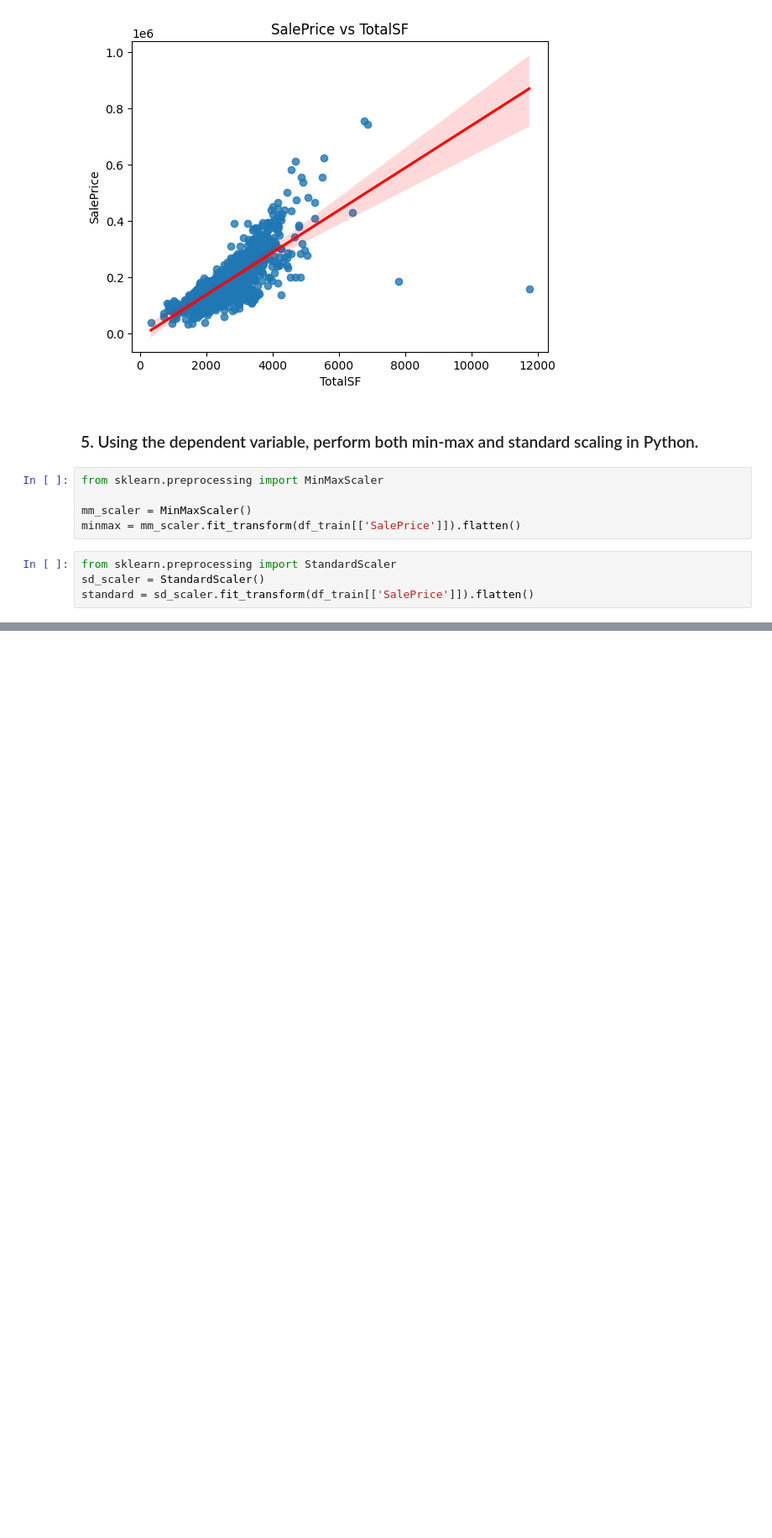
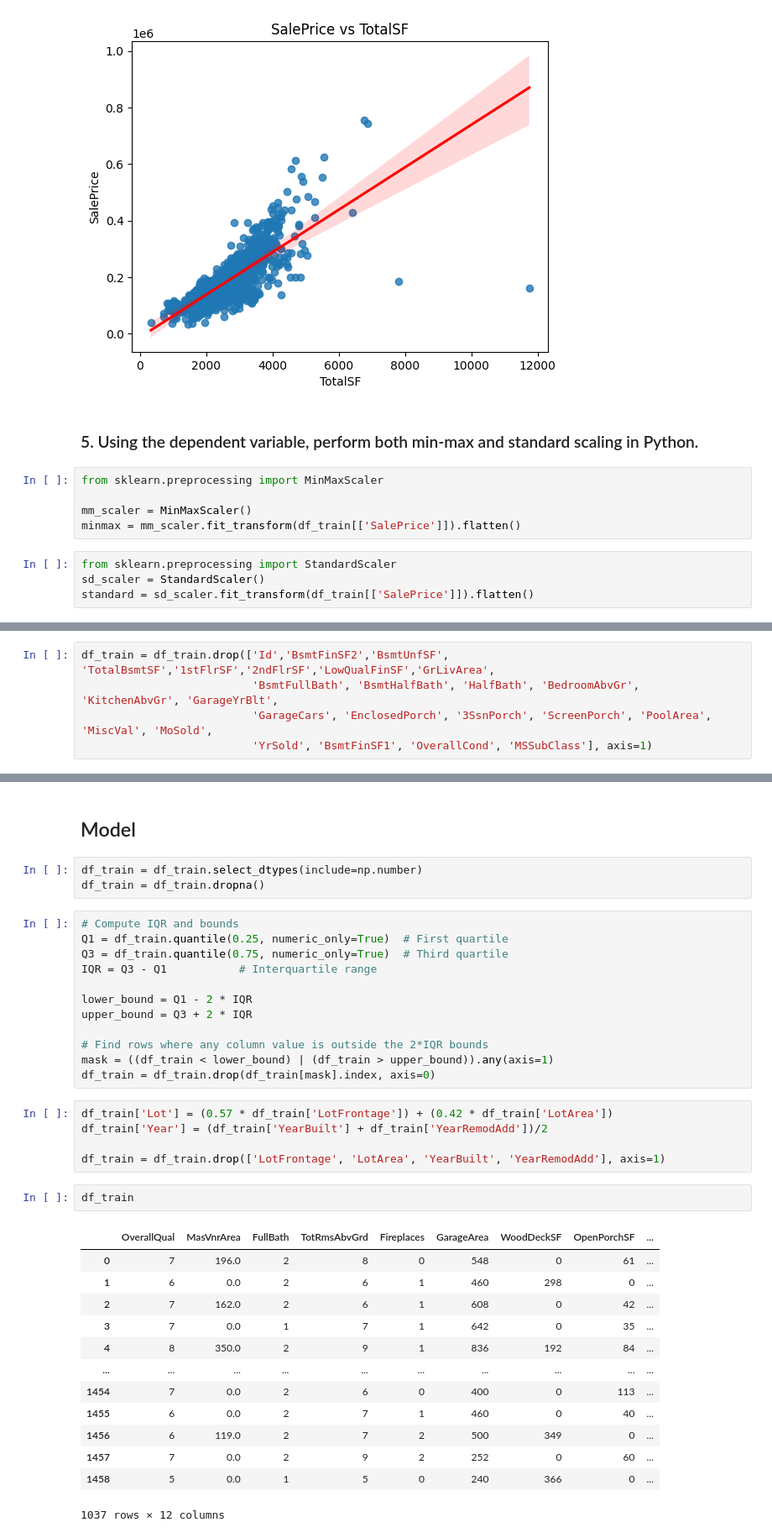
Before and after one commit to howiess/Competition, a Jupyter notebook: Kaggle_house_price.ipynb, the cells around one changed output, grey strips where cells are left out. Shown at 84% size. Saved outputs shown, nothing was run; the diff lists cells and outputs as text; blank space fills up the shorter version.

```diff
--- a/Kaggle_house_price.ipynb
+++ b/Kaggle_house_price.ipynb
@@ -153,0 +112,5 @@ scaler_data
+# %%
+df_train = df_train.drop(['Id','BsmtFinSF2','BsmtUnfSF', 'TotalBsmtSF','1stFlrSF','2ndFlrSF','LowQualFinSF','GrLivArea',
+                          'BsmtFullBath', 'BsmtHalfBath', 'HalfBath', 'BedroomAbvGr', 'KitchenAbvGr', 'GarageYrBlt',
+                          'GarageCars', 'EnclosedPorch', '3SsnPorch', 'ScreenPorch', 'PoolArea', 'MiscVal', 'MoSold',
+                          'YrSold', 'BsmtFinSF1', 'OverallCond', 'MSSubClass'], axis=1)
@@ -153,0 +279,38 @@ scaler_data
+# %% [markdown]
+## Model
+# %%
+df_train = df_train.select_dtypes(include=np.number)
+df_train = df_train.dropna()
+# %%
+# Compute IQR and bounds
+Q1 = df_train.quantile(0.25, numeric_only=True)  # First quartile
+Q3 = df_train.quantile(0.75, numeric_only=True)  # Third quartile
+IQR = Q3 - Q1           # Interquartile range
+
+lower_bound = Q1 - 2 * IQR
+upper_bound = Q3 + 2 * IQR
+
+# Find rows where any column value is outside the 2*IQR bounds
+mask = ((df_train < lower_bound) | (df_train > upper_bound)).any(axis=1)
+df_train = df_train.drop(df_train[mask].index, axis=0)
+# %%
+df_train['Lot'] = (0.57 * df_train['LotFrontage']) + (0.42 * df_train['LotArea'])
+df_train['Year'] = (df_train['YearBuilt'] + df_train['YearRemodAdd'])/2
+
+df_train = df_train.drop(['LotFrontage', 'LotArea', 'YearBuilt', 'YearRemodAdd'], axis=1)
+# %%
+df_train
+# %% [output]
+|  | OverallQual | MasVnrArea | FullBath | TotRmsAbvGrd | Fireplaces | GarageArea | WoodDeckSF | OpenPorchSF | ... |
+| 0 | 7 | 196.0 | 2 | 8 | 0 | 548 | 0 | 61 | ... |
+| 1 | 6 | 0.0 | 2 | 6 | 1 | 460 | 298 | 0 | ... |
+| 2 | 7 | 162.0 | 2 | 6 | 1 | 608 | 0 | 42 | ... |
+| 3 | 7 | 0.0 | 1 | 7 | 1 | 642 | 0 | 35 | ... |
+| 4 | 8 | 350.0 | 2 | 9 | 1 | 836 | 192 | 84 | ... |
+| ... | ... | ... | ... | ... | ... | ... | ... | ... | ... |
+| 1454 | 7 | 0.0 | 2 | 6 | 0 | 400 | 0 | 113 | ... |
+| 1455 | 6 | 0.0 | 2 | 7 | 1 | 460 | 0 | 40 | ... |
+| 1456 | 6 | 119.0 | 2 | 7 | 2 | 500 | 349 | 0 | ... |
+| 1457 | 7 | 0.0 | 2 | 9 | 2 | 252 | 0 | 60 | ... |
+| 1458 | 5 | 0.0 | 1 | 5 | 0 | 240 | 366 | 0 | ... |
+1037 rows × 12 columns
```
Also changed, not shown: parts of 14 cells of this notebook.
